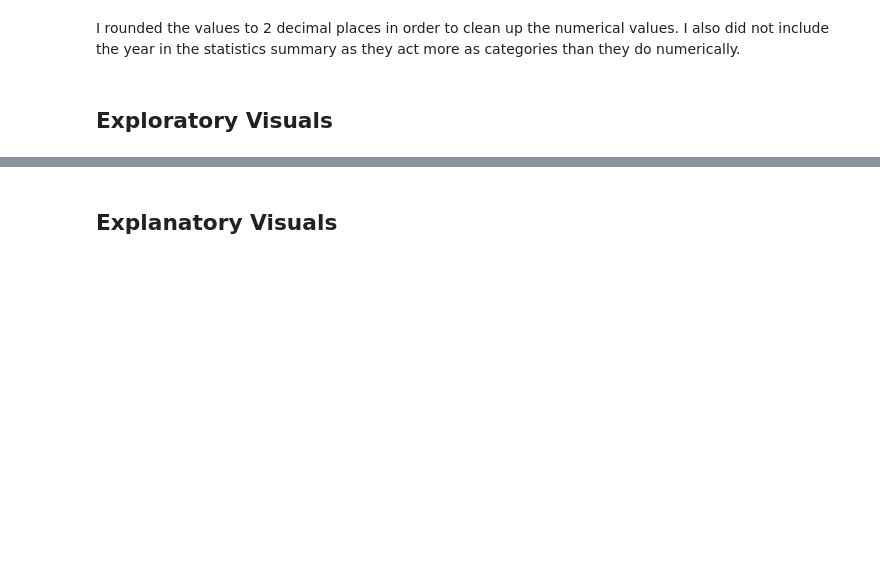
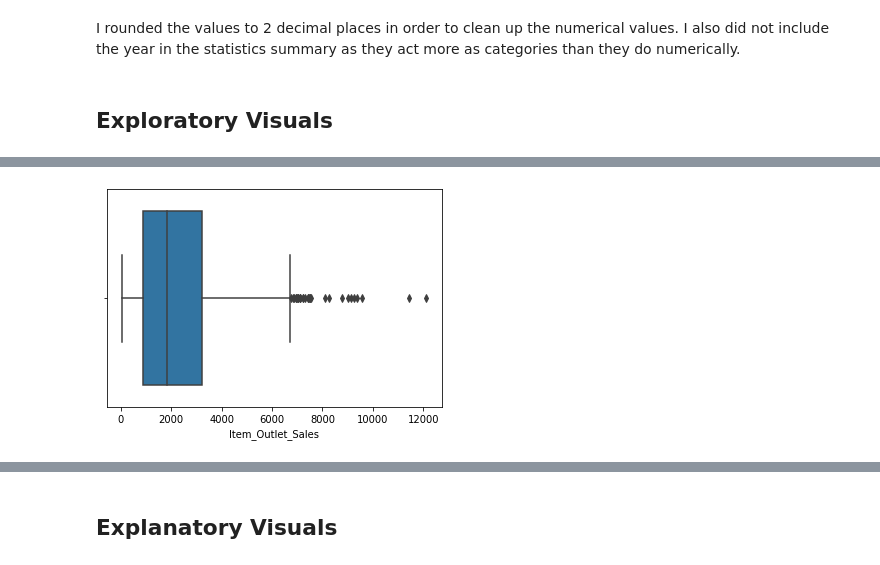
Before and after one commit to joshlensing/Food-Sales-Predictions, a Jupyter notebook: Project_1.ipynb, the cells around one changed output, grey strips where cells are left out. Saved outputs shown, nothing was run; the diff lists cells and outputs as text; code cells hidden in the pictures; blank space fills up the shorter version.

```diff
--- a/Project_1.ipynb
+++ b/Project_1.ipynb
@@ -306,0 +359,4 @@ I rounded the values to 2 decimal places in order to clean up the numerical valu
+# %%
+sns.boxplot(data=df_produce, x='Item_Outlet_Sales');
+# %% [output]
+[figure, added]
```
Also changed, not shown: parts of 15 cells of this notebook.
